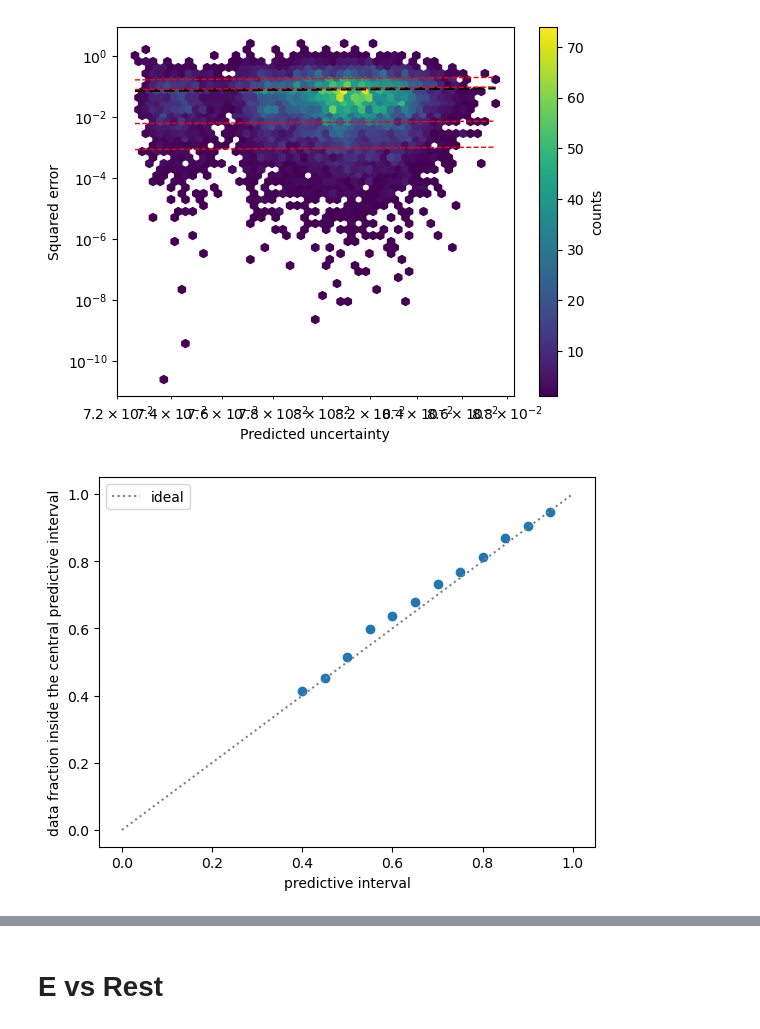
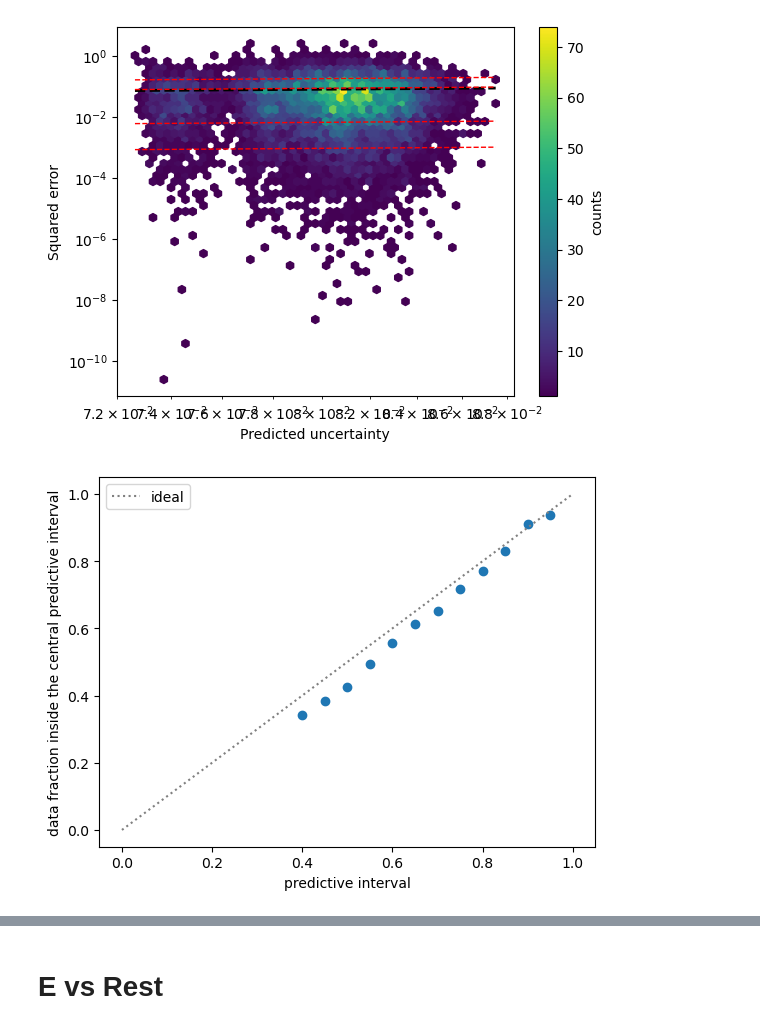
Before and after one commit to PaulD273/Symbolic-regression, a Jupyter notebook: Na/desc_dim_norm2.ipynb, the cells around one changed output, grey strips where cells are left out. Drawn from its saved outputs; the diff is of its cells as text; code cells hidden in the pictures.

```diff
--- a/Na/desc_dim_norm2.ipynb
+++ b/Na/desc_dim_norm2.ipynb
@@ -854,17 +849,17 @@ ppcs = [az.from_netcdf(f) for f in files_ppc]
 # %%
 walphas=[]
 alphas = np.arange(0.4,1.0,0.05)
 for alpha in alphas:
-    walpha, _, _ = within_alpha(y_test, ppcs[9].posterior_predictive["y_test"].values, alpha=alpha, axis_draws=(0, 1))
+    walpha, _, _ = within_alpha(y_test, ppcs[0].posterior_predictive["y_test"].values, alpha=alpha, axis_draws=(0, 1))
     walphas.append(walpha)
 
 
 plt.scatter(alphas,walphas)
 plt.ylabel('data fraction inside the central predictive interval')
 plt.xlabel('predictive interval')
 plt.plot([0,1],[0,1],linestyle=':',color='gray',label='ideal')
 plt.legend()
 plt.savefig('within.png')
 plt.show()
 # %% [output]
-[figure, old version]
+[figure, new version]
```
Also changed, not shown: parts of 11 cells of this notebook, 28 other files.
